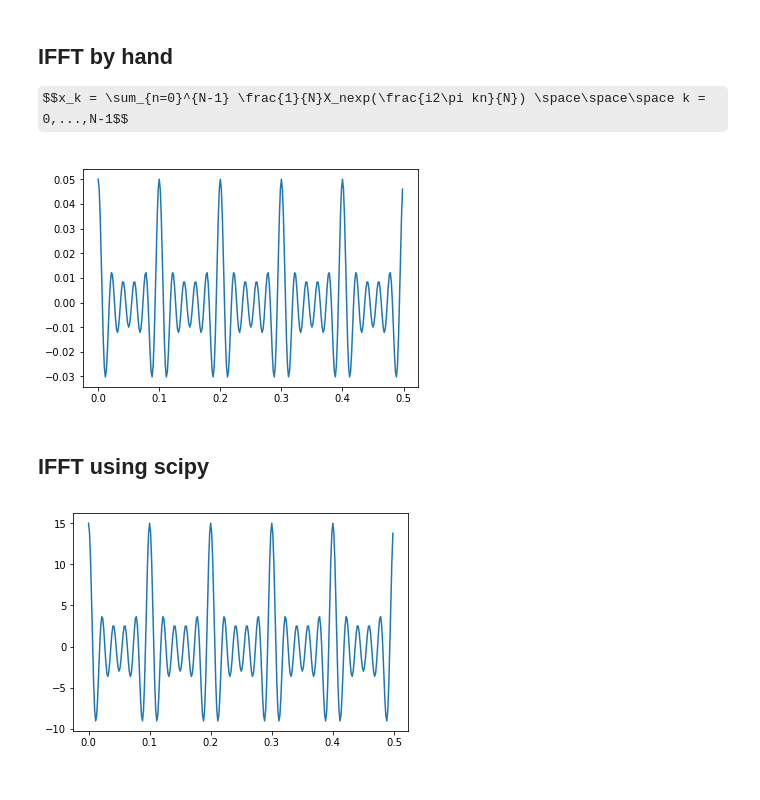
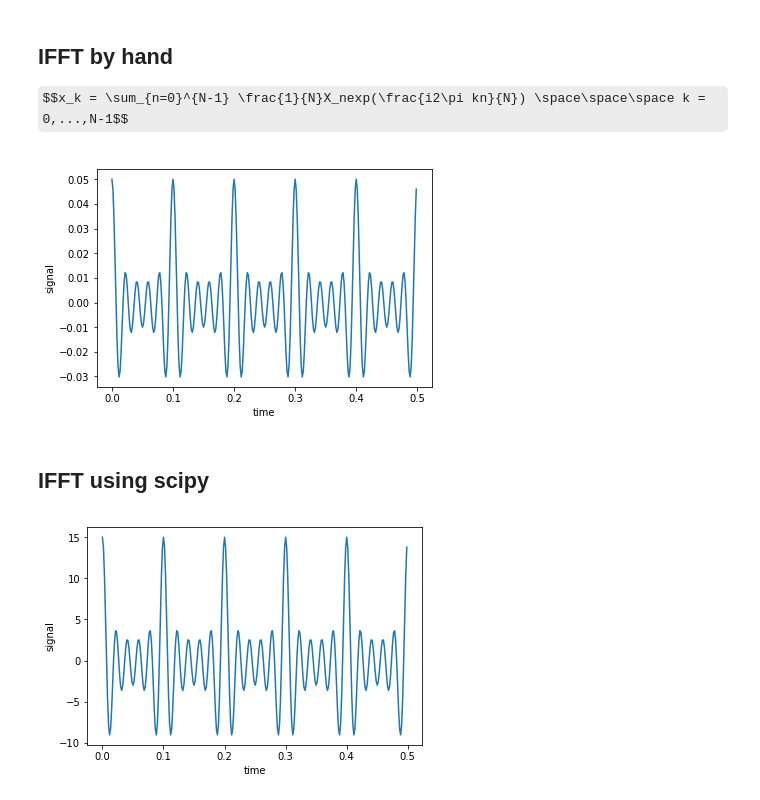
Before and after one commit to power-watt/side-quests, a Jupyter notebook: signal-processing/Fast Fourier Transform on a Composite Wave.ipynb, the cells around one changed output. Saved outputs shown, nothing was run; the diff lists cells and outputs as text; code cells hidden in the pictures; some formulas as TeX source.

```diff
--- a/signal-processing/Fast Fourier Transform on a Composite Wave.ipynb
+++ b/signal-processing/Fast Fourier Transform on a Composite Wave.ipynb
@@ -65,15 +75,17 @@ $$x_k = \sum_{n=0}^{N-1} \frac{1}{N}X_nexp(\frac{i2\pi kn}{N}) \space\space\spac
 # %%
 yy = np.zeros(N, dtype=complex)
 for i in range(N):
     for n, X in enumerate(Y):
         yy[i] += X/N * np.exp(1j * 2 * π * i * n/ N)/N
 yy = yy.real
 
 plt.figure()
 plt.plot(t,yy)
+plt.xlabel('time')
+plt.ylabel('signal')
 plt.show()
 # %% [output]
-[figure, old version]
+[figure, new version]
 # %% [markdown]
 ## IFFT using scipy
 # %%
@@ -82,6 +94,8 @@ yy2 = yy2.real
 
 plt.figure()
 plt.plot(t,yy2)
+plt.xlabel('time')
+plt.ylabel('signal')
 plt.show()
 # %% [output]
-[figure, old version]
+[figure, new version]
```
Also changed, not shown: parts of 3 cells of this notebook.
